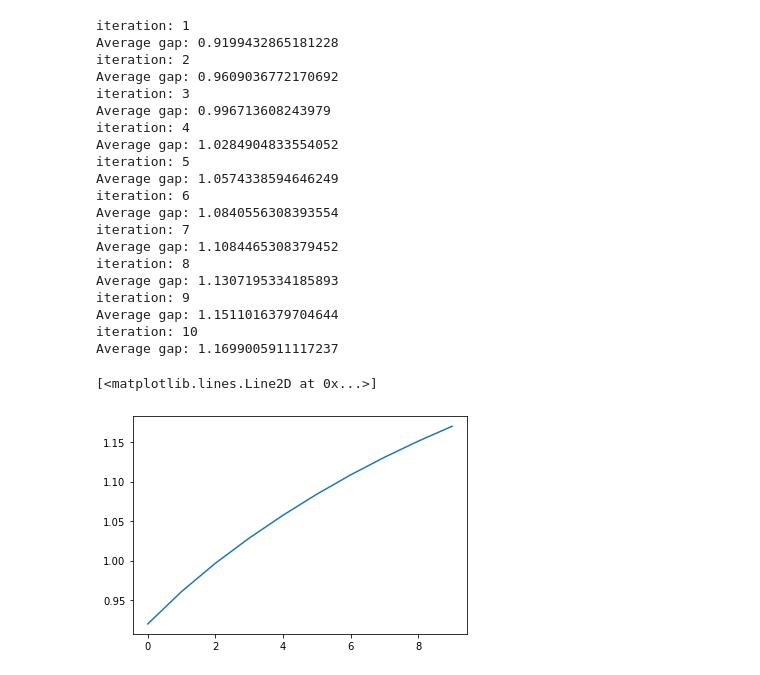
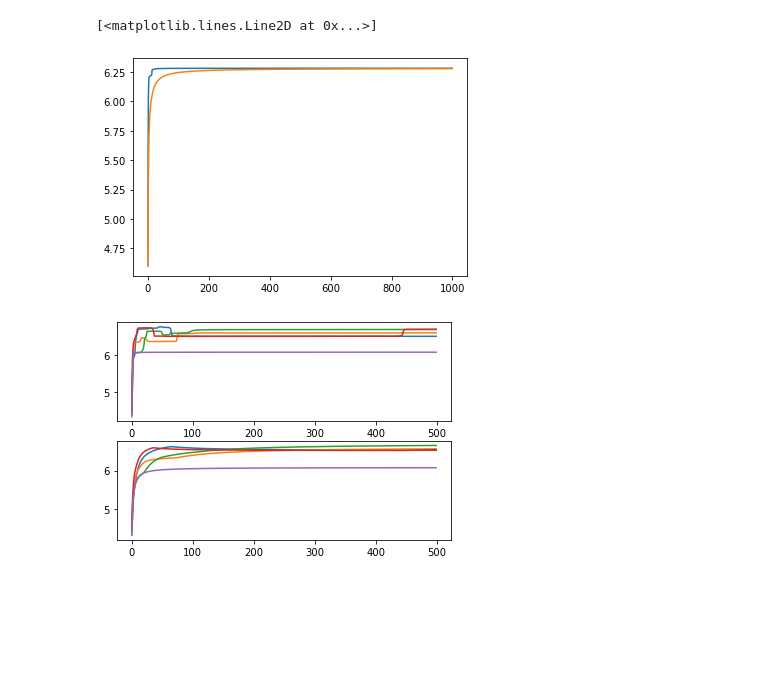
Before and after one commit to sundave1998/ARNPG-MORL, a Jupyter notebook: Tabular MDP (oracle)/MARL_exp.ipynb, the cells around one changed output. Cells and saved outputs as stored; diff of their text form; code cells hidden in the pictures; blank space fills up the shorter version.

Commit message:
added Multi objective MARL

```diff
--- a/Tabular MDP (oracle)/MARL_exp.ipynb
+++ b/Tabular MDP (oracle)/MARL_exp.ipynb
@@ -22,7 +21,8 @@ s, a = 20, 10
 from MARL import MARL_agent
 n = 5
 a = 2
-s = 20
+s = 10
+gamma = 0.8
 
 A = a**n
 
@@ -30,39 +30,43 @@ A = a**n
 raw_transition = np.random.uniform(0, 1, size=(s * A, s))
 prob_transition = raw_transition / raw_transition.sum(axis=1, keepdims=1)
 # Random positive rewards
-reward = np.random.uniform(0, 1, size=(s * A))
+reward_num = 5
+rewards = []
+for _ in range(reward_num):
+    reward = np.random.uniform(0, 1, size=(s * A))
+    rewards.append(reward)
+
 # Random positive utilities
-utility = np.random.uniform(0, 1, size=(s * A))
+# utility = np.random.uniform(0, 1, size=(s * A))
 # Utility constraint offset b
 # Start state distribution
 rho = np.ones(s) / s
-rewards = [reward]
-temp = MARL_agent(rewards, s, a, rho, gamma, n, prob_transition)
+# rewards = [reward]
+temp = MO_MARL(rewards, s, a, rho, gamma, n, prob_transition)
 # %%
 N = 1000
-for i in range(N):
-    temp.NPG_step(verbose = True)
+for i in tqdm(range(N)):
+    temp.Centralized_NPG_step(verbose = False)
 plt.plot(temp.gap)
+plt.plot(temp.avg_gap)
 # %% [output]
-iteration: 1
-Average gap: 0.9199432865181228
-iteration: 2
-Average gap: 0.9609036772170692
-iteration: 3
-Average gap: 0.996713608243979
-iteration: 4
-Average gap: 1.0284904833554052
-iteration: 5
-Average gap: 1.0574338594646249
-iteration: 6
-Average gap: 1.0840556308393554
-iteration: 7
-Average gap: 1.1084465308379452
-iteration: 8
-Average gap: 1.1307195334185893
-iteration: 9
-Average gap: 1.1511016379704644
-iteration: 10
-Average gap: 1.1699005911117237
+[<matplotlib.lines.Line2D at 0x...>]
-[<matplotlib.lines.Line2D at 0x...>]
-[figure, old version]
+[figure, new version]
+# %%
+N = 500
+ax1 = plt.subplot(211)
+# ax1.plot(t, np.sin(2*np.pi*t))
+
+ax2 = plt.subplot(212, sharex=ax1)
+# ax2.plot(t, np.sin(4*np.pi*t))
+
+for j in range(5):
+    temp = MO_MARL(rewards, s, a, rho, gamma, n, prob_transition)
+    for i in tqdm(range(N)):
+        temp.Centralized_NPG_step(verbose = False)
+    ax1.plot(temp.gap)
+    ax2.plot(temp.avg_gap)
+
+plt.show()
+# %% [output]
+[figure, added]
```
Also changed, not shown: parts of 5 cells of this notebook, 1 other file.
